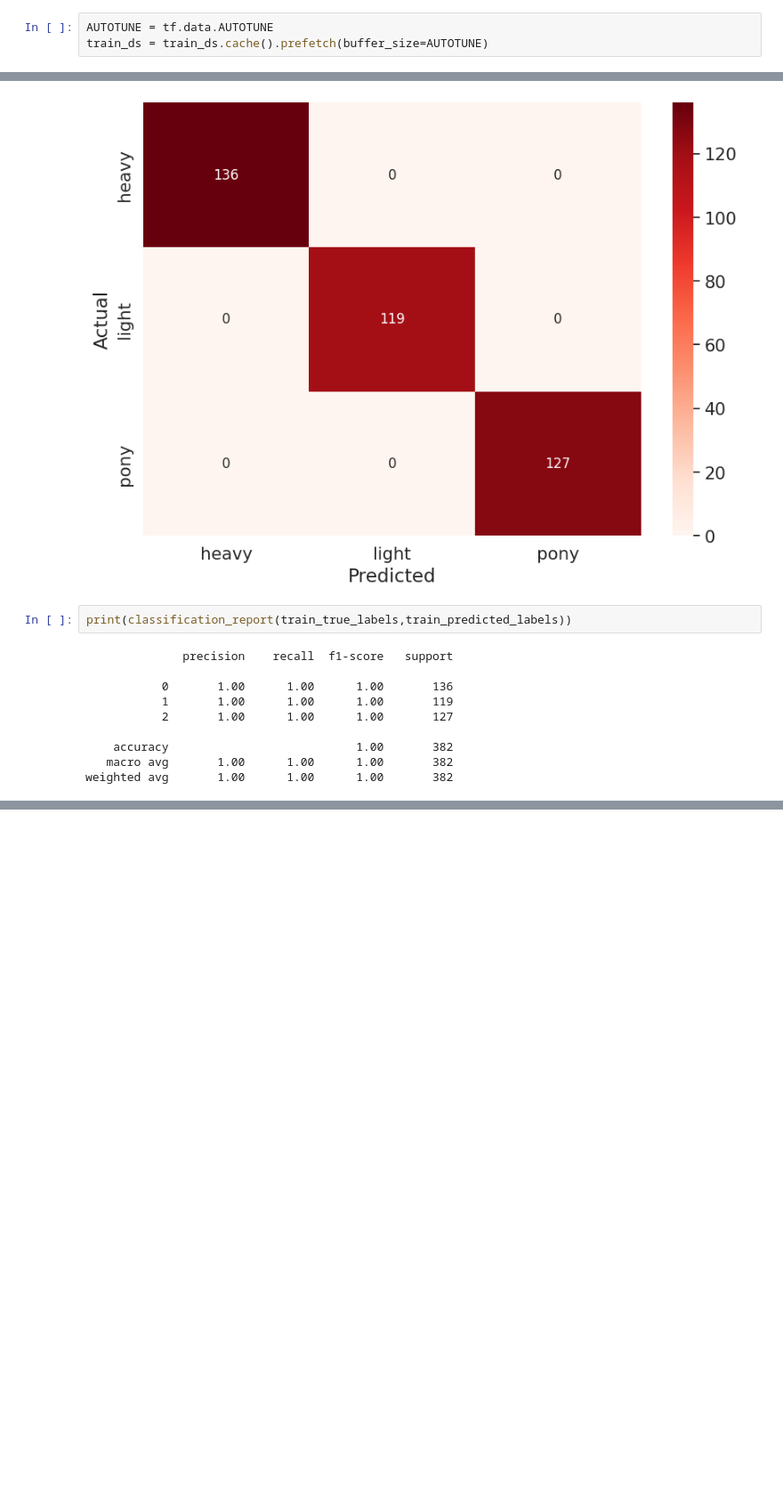
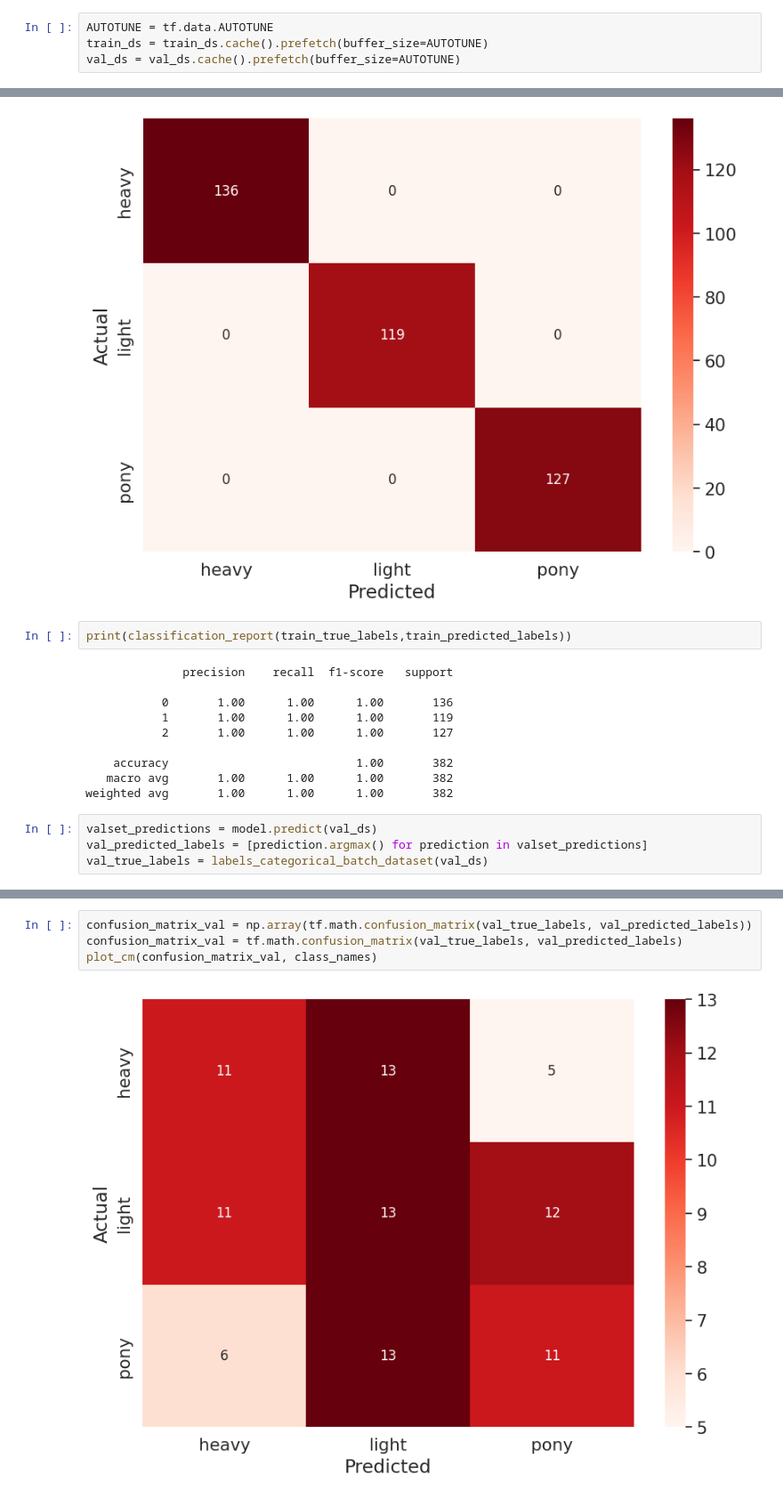
Before and after one commit to Chiirali/horse-category-classification, a Jupyter notebook: 02_hc_overfit.ipynb, the cells around one changed output, grey strips where cells are left out. Shown at 89% size. Cells and saved outputs as stored; diff of their text form; blank space fills up the shorter version.

```diff
--- a/02_hc_overfit.ipynb
+++ b/02_hc_overfit.ipynb
@@ -57,6 +72,7 @@ Using 382 files for training.
 # %%
 AUTOTUNE = tf.data.AUTOTUNE
 train_ds = train_ds.cache().prefetch(buffer_size=AUTOTUNE)
+val_ds = val_ds.cache().prefetch(buffer_size=AUTOTUNE)
 # %%
 def recompile_custom_output(base_model):
     x = base_model.output
@@ -174,3 +188,7 @@ print(classification_report(train_true_labels,train_predicted_labels))
     accuracy                           1.00       382
    macro avg       1.00      1.00      1.00       382
 weighted avg       1.00      1.00      1.00       382
+# %%
+valset_predictions = model.predict(val_ds)
+val_predicted_labels = [prediction.argmax() for prediction in valset_predictions]
+val_true_labels = labels_categorical_batch_dataset(val_ds)
@@ -176,0 +197,6 @@ weighted avg       1.00      1.00      1.00       382
+# %%
+confusion_matrix_val = np.array(tf.math.confusion_matrix(val_true_labels, val_predicted_labels))
+confusion_matrix_val = tf.math.confusion_matrix(val_true_labels, val_predicted_labels)
+plot_cm(confusion_matrix_val, class_names)
+# %% [output]
+[figure, added]
```
Also changed, not shown: parts of 6 cells of this notebook.
